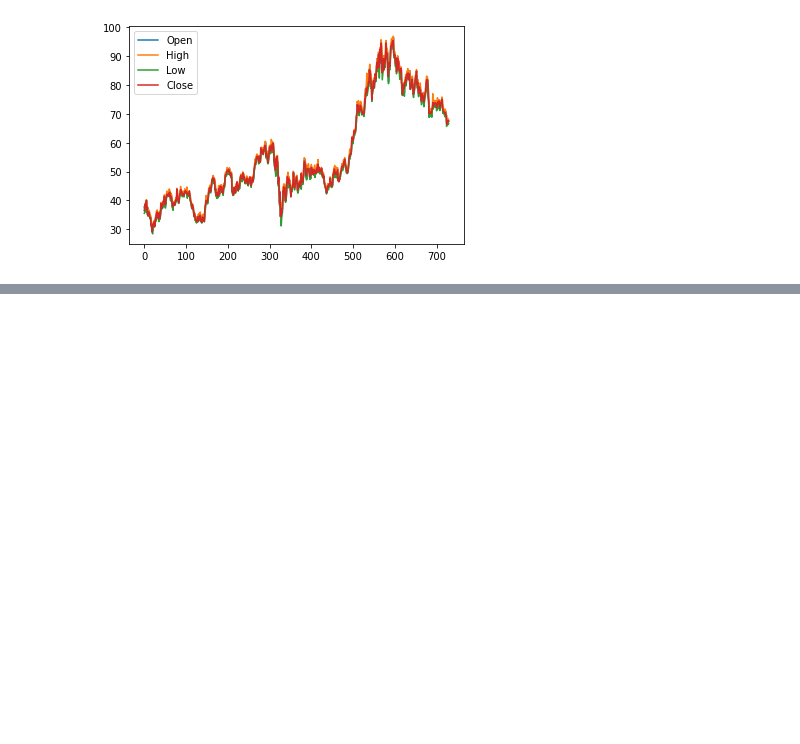
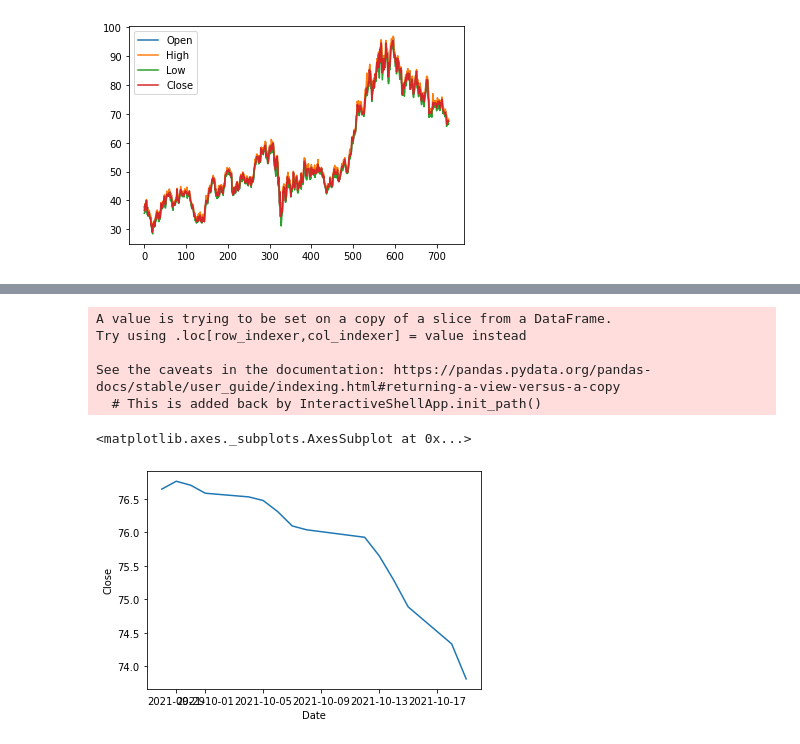
Before and after one commit to graphtrek/stockforecast, a Jupyter notebook: graphtrek_5.ipynb, the cells around one changed output, grey strips where cells are left out. Drawn from its saved outputs; the diff is of its cells as text; code cells hidden in the pictures; blank space fills up the shorter version.

```diff
--- a/graphtrek_5.ipynb
+++ b/graphtrek_5.ipynb
@@ -85,0 +166,15 @@ print(df_for_training.shape)
+# %%
+#Predicting...
+#Libraries that will help us extract only business days in the US.
+#Otherwise our dates would be wrong when we look back (or forward).
+from pandas.tseries.holiday import USFederalHolidayCalendar
+from pandas.tseries.offsets import CustomBusinessDay
+us_bd = CustomBusinessDay(calendar=USFederalHolidayCalendar())
+#Remember that we can only predict one day in future as our model needs 5 variables
+#as inputs for prediction. We only have all 5 variables until the last day in our dataset.
+n_past = 16
+n_days_for_prediction=15  #let us predict past 15 days
+train_dates = pd.to_datetime(df['Date'])
+print(df.head())
+predict_period_dates = pd.date_range(list(train_dates)[-n_past], periods=n_days_for_prediction, freq=us_bd).tolist()
+print(predict_period_dates)
@@ -85,0 +189,11 @@ print(df_for_training.shape)
+# %%
+#Make prediction
+prediction = model.predict(trainX[-n_days_for_prediction:]) #shape = (n, 1) where n is the n_days_for_prediction
+print(prediction)
+#Perform inverse transformation to rescale back to original range
+#Since we used 5 variables for transform, the inverse expects same dimensions
+#Therefore, let us copy our values 5 times and discard them after inverse transform
+prediction_copies = np.repeat(prediction, df_for_training.shape[1], axis=-1)
+y_pred_future = scaler.inverse_transform(prediction_copies)[:,0]
+#y_pred_future = scaler.inverse_transform(prediction_copies)[:,0]
+print(y_pred_future)
@@ -85,0 +219,24 @@ print(df_for_training.shape)
+# %%
+# Convert timestamp to date
+forecast_dates = []
+for time_i in predict_period_dates:
+    forecast_dates.append(time_i.date())
+
+df_forecast = pd.DataFrame({'Date':np.array(forecast_dates), 'Close':y_pred_future})
+df_forecast['Date']=pd.to_datetime(df_forecast['Date'])
+
+
+original = df[['Date', 'Close']]
+original['Date']=pd.to_datetime(original['Date'])
+original = original.loc[original['Date'] >= '2020-8-1']
+
+#sns.lineplot(original['Date'], original['Close'])
+sns.lineplot(df_forecast['Date'], df_forecast['Close'])
+# %% [output]
+A value is trying to be set on a copy of a slice from a DataFrame.
+Try using .loc[row_indexer,col_indexer] = value instead
+
+See the caveats in the documentation: https://pandas.pydata.org/pandas-docs/stable/user_guide/indexing.html#returning-a-view-versus-a-copy
+  # This is added back by InteractiveShellApp.init_path()
+<matplotlib.axes._subplots.AxesSubplot at 0x...>
+[figure, added]
```
Also changed, not shown: parts of 8 cells of this notebook.
